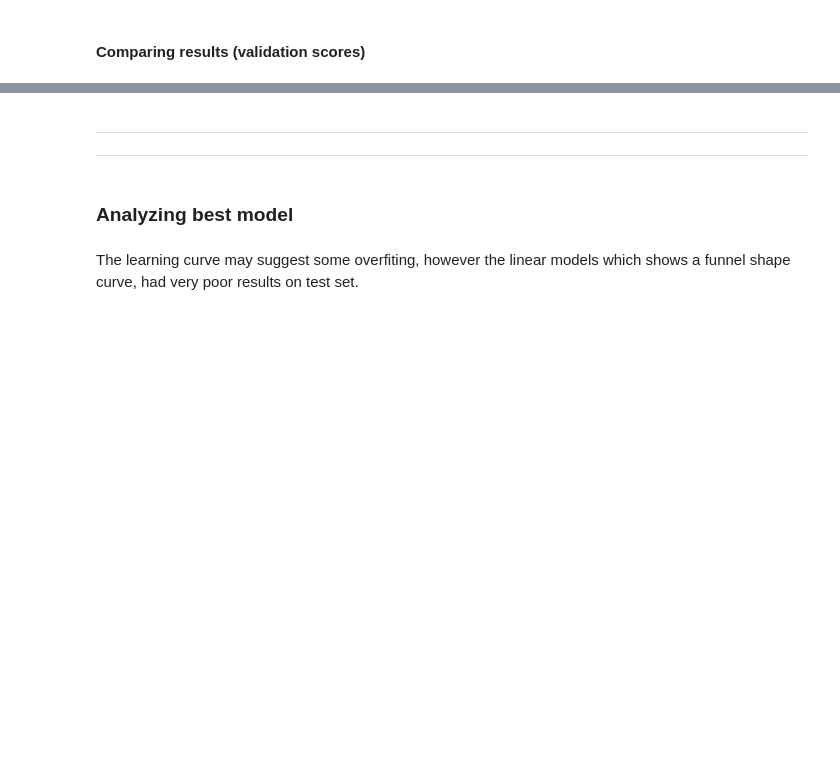
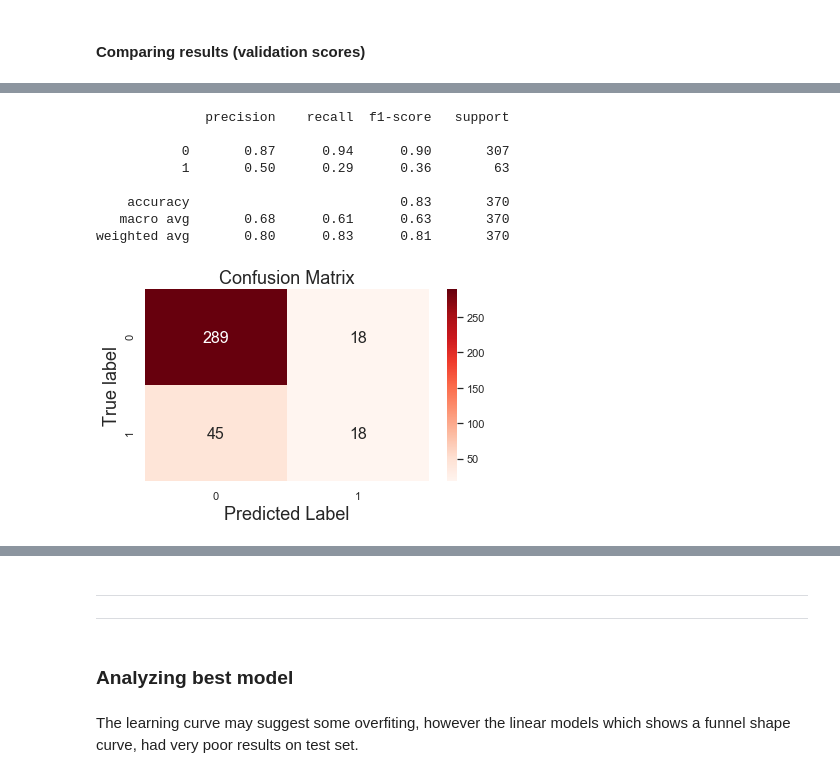
Before and after one commit to damonclifford/b2b_sales_project, a Jupyter notebook: notebooks/3.1-Experiment2_Stacking.ipynb, the cells around one changed output, grey strips where cells are left out. Cells and saved outputs as stored; diff of their text form; code cells hidden in the pictures; blank space fills up the shorter version.

Commit message:
stacking_predictions

```diff
--- a/notebooks/3.1-Experiment2_Stacking.ipynb
+++ b/notebooks/3.1-Experiment2_Stacking.ipynb
@@ -169,4 +118,0 @@ results, res_cv, res_calibrated, n_iter = list(), dict(), dict(), 100
-# %%
-pipeline1 = experiment_1.get_full_pipeline()
-ps = pipeline1.fit_transform(X_train).shape
-print('Instances: {:,}, Features: {}'.format(ps[0], ps[1]))
@@ -400,6 +298,0 @@ The best model was **Light GBM**. We will save it to use later on.
-# %%
-model = list(filter(lambda x: x[1] == 'lgbm', results))[0][0]
-cal_model = res_calibrated['lgbm']
-print('Best calibrated model performance mean:', cal_model[2])
-print('Best calibrated model performance C1:', cal_model[3])
-#model.save('../models_pkl/experiment-2.0-model.pkl')
@@ -405,0 +307,27 @@ print('Best calibrated model performance C1:', cal_model[3])
+# %%
+models_l1, level1_clf = {}, []
+clf_names = ['lr', 'sgd', 'xgb', 'lgbm', 'knn', 'StackingClassifier']
+
+for name in clf_names[:-1]:
+    PATH = '../models_pkl/experiment-2.1-stacking_80_'+name+'.pkl'
+    model = Model.load(PATH)
+    model_pipeline = model.get_model_pipeline()
+    level1_clf.append(model_pipeline)
+# %%
+from mlxtend.classifier import StackingCVClassifier
+from sklearn import model_selection
+
+model_l2 = LogisticRegression()
+stack_clf = level1_clf.copy()
+sclf1 = StackingCVClassifier(classifiers=level1_clf,
+                            meta_classifier=model_l2,
+                            store_train_meta_features=True,
+                            random_state=20, cv=5,
+                            verbose=0, use_probas=False)
+
+
+stack_clf.append(sclf1)
+print('5-fold cross validation:\n')
+for clf, label in zip(stack_clf, clf_names):
+    scores = model_selection.cross_val_score(clf, X_train, y_train, cv=5, scoring=scorer)
+    print("AUC: %0.3f (+/- %0.2f) [%s]"  % (scores.mean(), scores.std(), label))
@@ -405,0 +343,14 @@ print('Best calibrated model performance C1:', cal_model[3])
+# %%
+sclf1.fit(X_train, y_train)
+l2 = sclf1.predict(X_test)
+plot_confusion_matrix(y_test, l2)
+# %% [output]
+              precision    recall  f1-score   support
+
+           0       0.87      0.94      0.90       307
+           1       0.50      0.29      0.36        63
+
+    accuracy                           0.83       370
+   macro avg       0.68      0.61      0.63       370
+weighted avg       0.80      0.83      0.81       370
+[figure, added]
```
Also changed, not shown: parts of 84 cells of this notebook, 38 other files.
